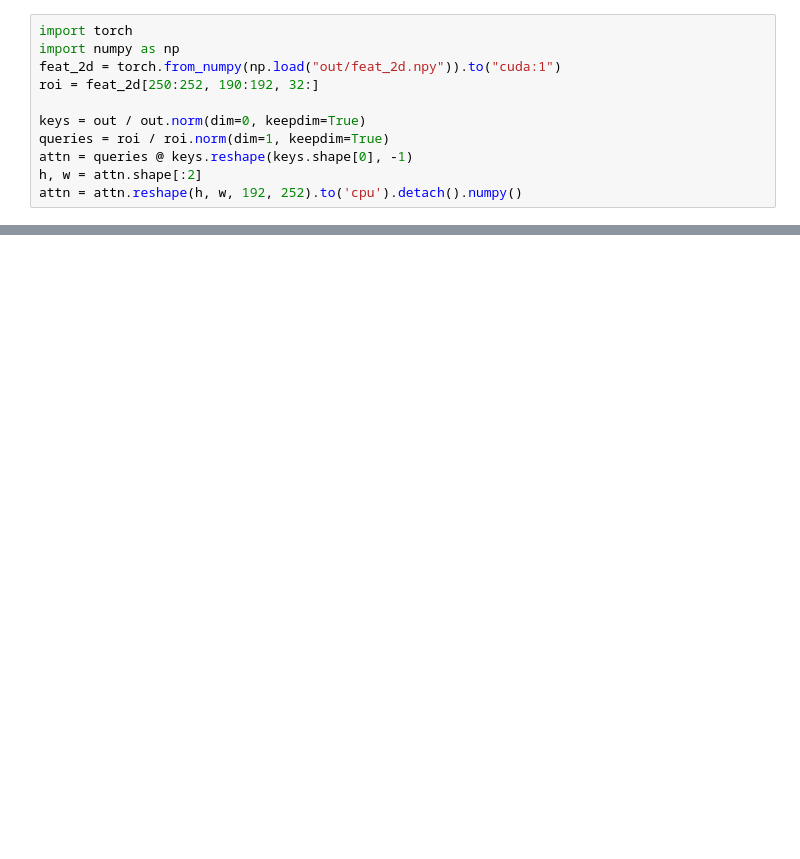
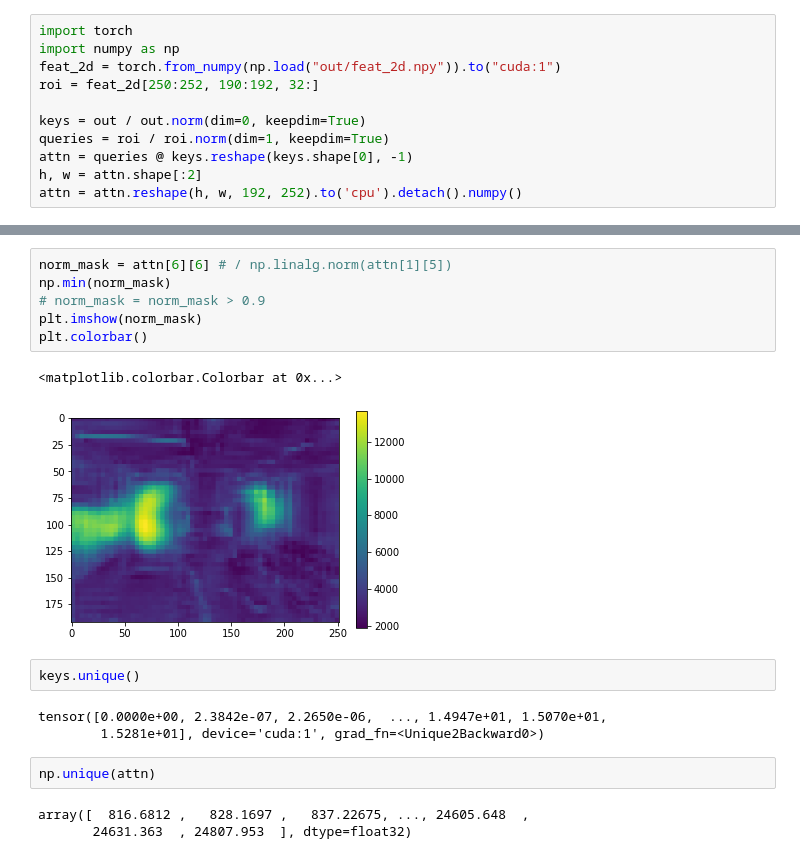
Before and after one commit to lifuguan/reflected_gnt, a Jupyter notebook: visualize.ipynb, the cells around one changed output, grey strips where cells are left out. Drawn from its saved outputs; the diff is of its cells as text; blank space fills up the shorter version.

```diff
--- a/visualize.ipynb
+++ b/visualize.ipynb
@@ -69,0 +99,19 @@ torch.Size([2, 2, 32])
+# %%
+norm_mask = attn[6][6] # / np.linalg.norm(attn[1][5])
+np.min(norm_mask)
+# norm_mask = norm_mask > 0.9
+plt.imshow(norm_mask)
+plt.colorbar()
+# %% [output]
+<matplotlib.colorbar.Colorbar at 0x...>
+[figure, added]
+# %%
+keys.unique()
+# %% [output]
+tensor([0.0000e+00, 2.3842e-07, 2.2650e-06,  ..., 1.4947e+01, 1.5070e+01,
+        1.5281e+01], device='cuda:1', grad_fn=<Unique2Backward0>)
+# %%
+np.unique(attn)
+# %% [output]
+array([  816.6812 ,   828.1697 ,   837.22675, ..., 24605.648  ,
+       24631.363  , 24807.953  ], dtype=float32)
```
Also changed, not shown: parts of 7 cells of this notebook, 6 other files.
